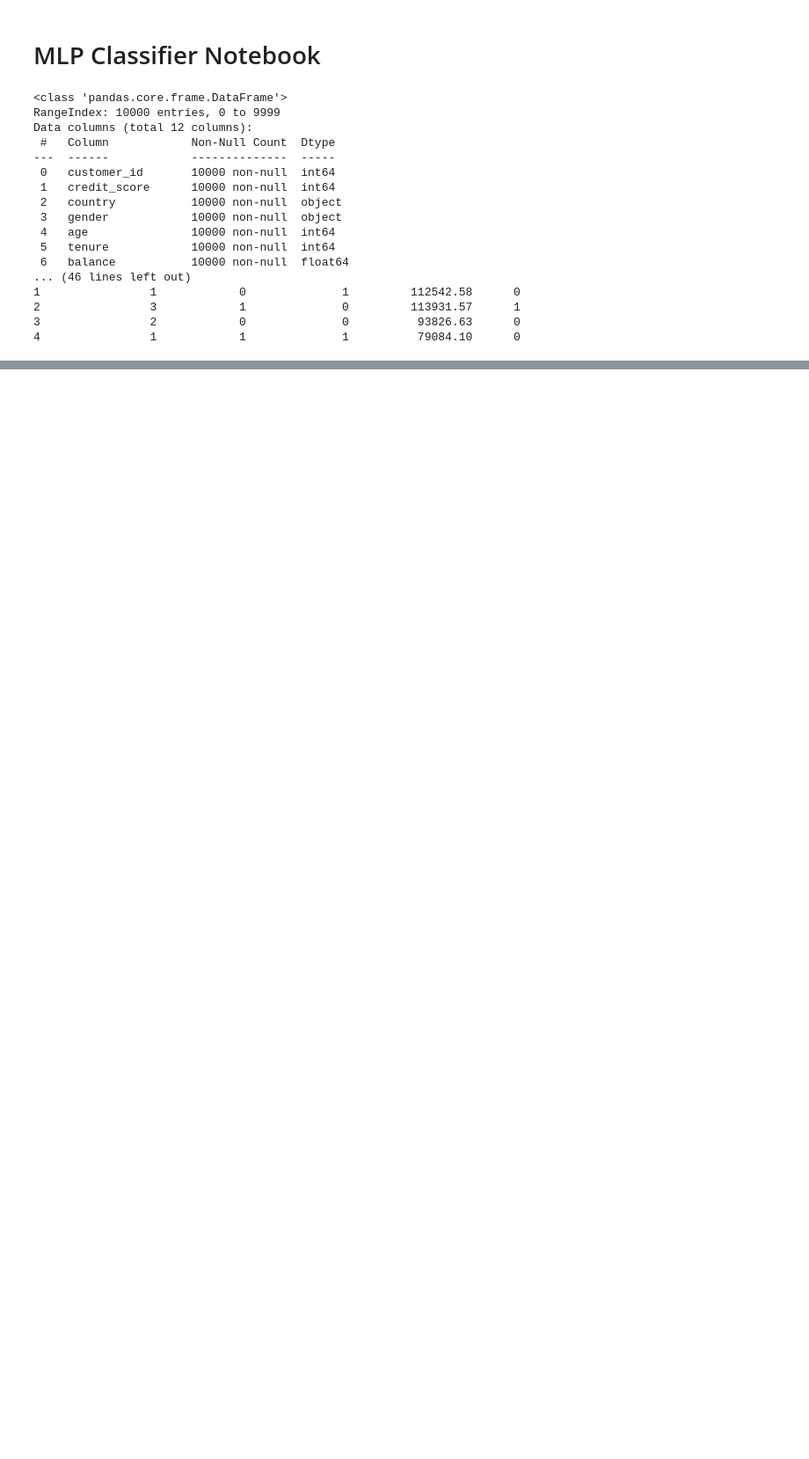
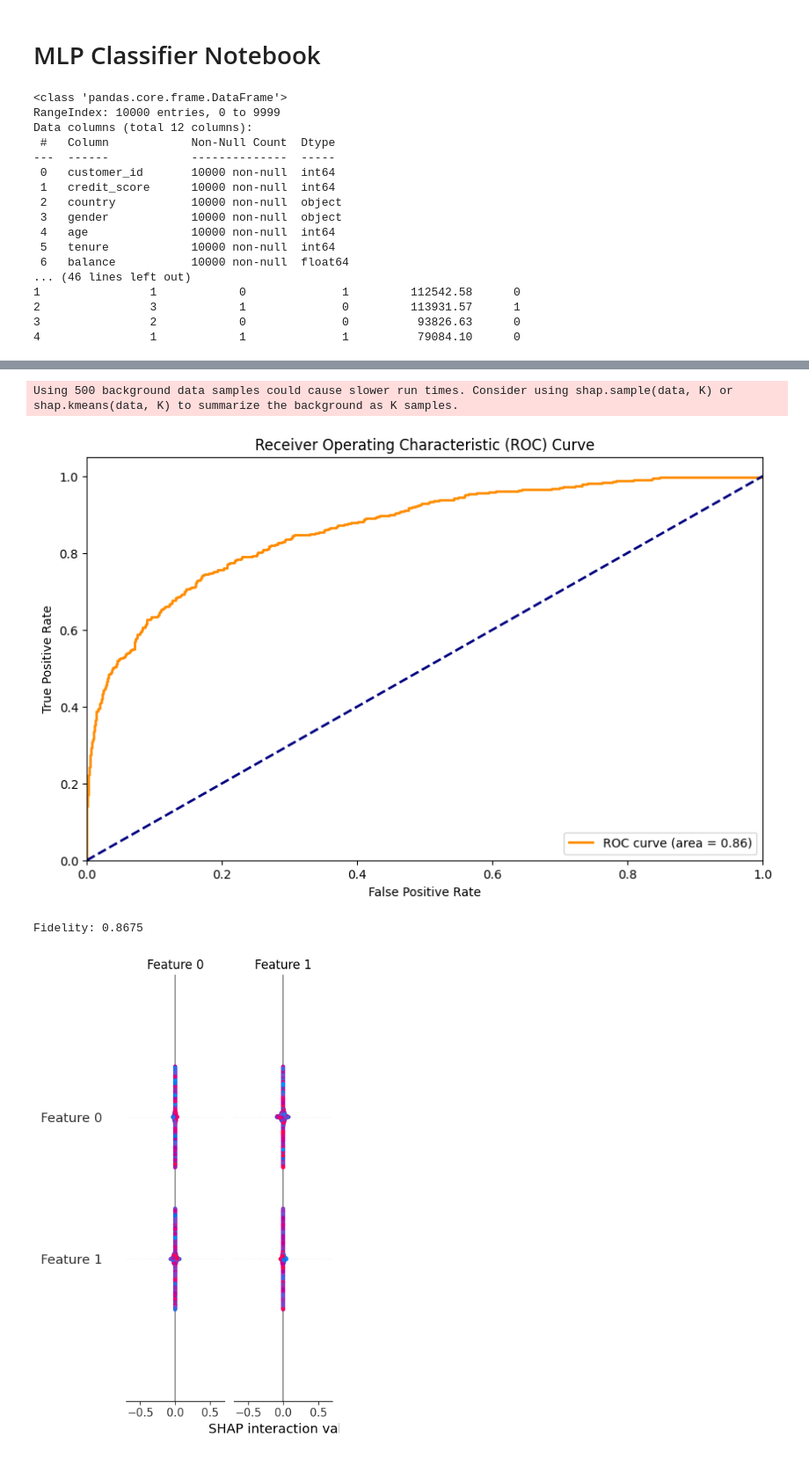
Before and after one commit to aryan04756/XAI_Models, a Jupyter notebook: XAI_Models/binary/bank_customer_churn/MLP Classifier/MLP Classifier.ipynb, the cells around one changed output, grey strips where cells are left out. Shown at 88% size. Cells and saved outputs as stored; diff of their text form; code cells hidden in the pictures; blank space fills up the shorter version.

```diff
--- a/XAI_Models/binary/bank_customer_churn/MLP Classifier/MLP Classifier.ipynb
+++ b/XAI_Models/binary/bank_customer_churn/MLP Classifier/MLP Classifier.ipynb
@@ -41,0 +298,42 @@ Data columns (total 12 columns):
+# %%
+import shap
+from sklearn.metrics import roc_auc_score, roc_curve, auc
+
+# Transform X_test using the preprocessor
+X_test_transformed = preprocessor.transform(X_test)
+
+# Use a subset of the data for SHAP calculations to improve performance
+subset_size = 500  # You can adjust this size based on your performance needs
+X_test_subset = X_test_transformed[:subset_size]
+
+# Calculate SHAP values
+explainer = shap.KernelExplainer(mlp_classifier.predict_proba, X_test_subset)
+shap_values = explainer.shap_values(X_test_subset, nsamples=100)
+
+# Plot ROC-AUC curve
+y_test_proba = pipeline.predict_proba(X_test)[:, 1]
+fpr, tpr, _ = roc_curve(y_test, y_test_proba)
+roc_auc = auc(fpr, tpr)
+
+plt.figure(figsize=(10, 6))
+plt.plot(fpr, tpr, color='darkorange', lw=2, label='ROC curve (area = %0.2f)' % roc_auc)
+plt.plot([0, 1], [0, 1], color='navy', lw=2, linestyle='--')
+plt.xlim([0.0, 1.0])
+plt.ylim([0.0, 1.05])
+plt.xlabel('False Positive Rate')
+plt.ylabel('True Positive Rate')
+plt.title('Receiver Operating Characteristic (ROC) Curve')
+plt.legend(loc="lower right")
+plt.show()
+
+# Calculate fidelity
+fidelity = accuracy_score(y_test, y_test_pred)
+print("Fidelity:", fidelity)
+
+# Explainability using SHAP summary plot
+shap.summary_plot(shap_values, X_test_subset)
+# %% [output]
+Using 500 background data samples could cause slower run times. Consider using shap.sample(data, K) or shap.kmeans(data, K) to summarize the background as K samples.
+[figure, added]
+Fidelity: 0.8675
+[figure, added]
```
Also changed, not shown: parts of 15 cells of this notebook, 2 other files.
